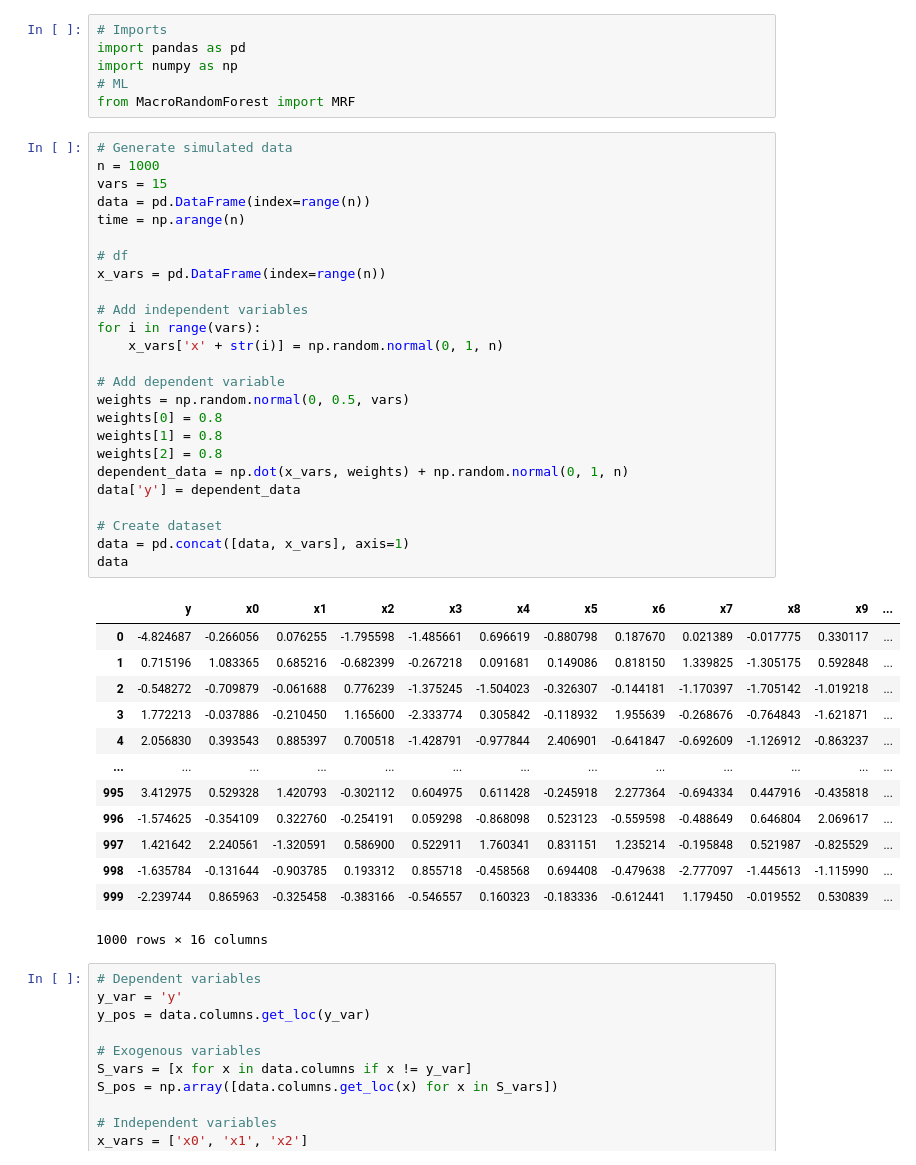
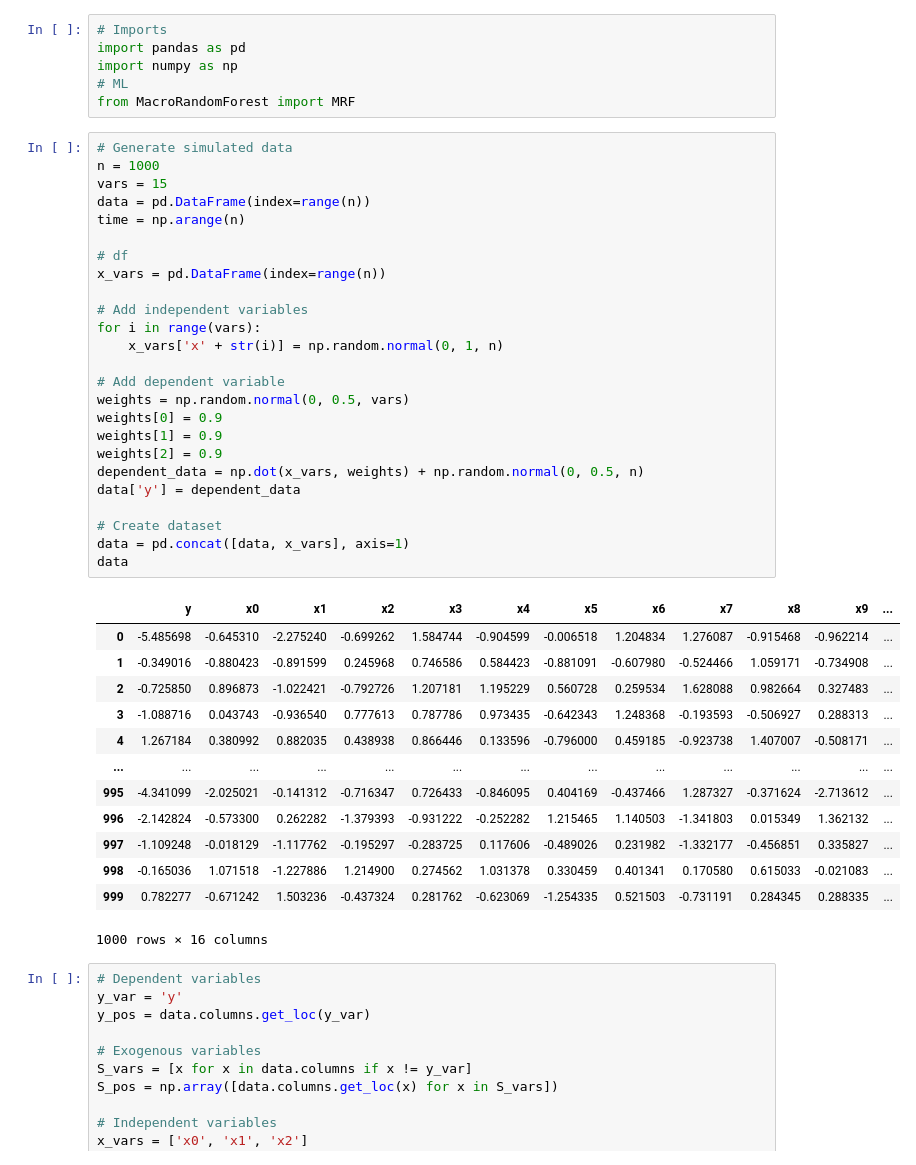
Before and after one commit to JawandS/macroeconvue, a Jupyter notebook: nowcasting/test.ipynb, the cells around one changed output. Saved outputs shown, nothing was run; the diff lists cells and outputs as text.

```diff
--- a/nowcasting/test.ipynb
+++ b/nowcasting/test.ipynb
@@ -7,41 +7,41 @@ from MacroRandomForest import MRF
 # %%
 # Generate simulated data
 n = 1000
 vars = 15
 data = pd.DataFrame(index=range(n))
 time = np.arange(n)
 
 # df
 x_vars = pd.DataFrame(index=range(n))
 
 # Add independent variables
 for i in range(vars):
     x_vars['x' + str(i)] = np.random.normal(0, 1, n)
 
 # Add dependent variable
 weights = np.random.normal(0, 0.5, vars)
-weights[0] = 0.8
-weights[1] = 0.8
-weights[2] = 0.8
-dependent_data = np.dot(x_vars, weights) + np.random.normal(0, 1, n)
+weights[0] = 0.9
+weights[1] = 0.9
+weights[2] = 0.9
+dependent_data = np.dot(x_vars, weights) + np.random.normal(0, 0.5, n)
 data['y'] = dependent_data
 
 # Create dataset
 data = pd.concat([data, x_vars], axis=1)
 data
 # %% [output]
 |  | y | x0 | x1 | x2 | x3 | x4 | x5 | x6 | x7 | x8 | x9 | ... |
-| 0 | -4.824687 | -0.266056 | 0.076255 | -1.795598 | -1.485661 | 0.696619 | -0.880798 | 0.187670 | 0.021389 | -0.017775 | 0.330117 | ... |
-| 1 | 0.715196 | 1.083365 | 0.685216 | -0.682399 | -0.267218 | 0.091681 | 0.149086 | 0.818150 | 1.339825 | -1.305175 | 0.592848 | ... |
-| 2 | -0.548272 | -0.709879 | -0.061688 | 0.776239 | -1.375245 | -1.504023 | -0.326307 | -0.144181 | -1.170397 | -1.705142 | -1.019218 | ... |
-| 3 | 1.772213 | -0.037886 | -0.210450 | 1.165600 | -2.333774 | 0.305842 | -0.118932 | 1.955639 | -0.268676 | -0.764843 | -1.621871 | ... |
-| 4 | 2.056830 | 0.393543 | 0.885397 | 0.700518 | -1.428791 | -0.977844 | 2.406901 | -0.641847 | -0.692609 | -1.126912 | -0.863237 | ... |
+| 0 | -5.485698 | -0.645310 | -2.275240 | -0.699262 | 1.584744 | -0.904599 | -0.006518 | 1.204834 | 1.276087 | -0.915468 | -0.962214 | ... |
+| 1 | -0.349016 | -0.880423 | -0.891599 | 0.245968 | 0.746586 | 0.584423 | -0.881091 | -0.607980 | -0.524466 | 1.059171 | -0.734908 | ... |
+| 2 | -0.725850 | 0.896873 | -1.022421 | -0.792726 | 1.207181 | 1.195229 | 0.560728 | 0.259534 | 1.628088 | 0.982664 | 0.327483 | ... |
+| 3 | -1.088716 | 0.043743 | -0.936540 | 0.777613 | 0.787786 | 0.973435 | -0.642343 | 1.248368 | -0.193593 | -0.506927 | 0.288313 | ... |
+| 4 | 1.267184 | 0.380992 | 0.882035 | 0.438938 | 0.866446 | 0.133596 | -0.796000 | 0.459185 | -0.923738 | 1.407007 | -0.508171 | ... |
 | ... | ... | ... | ... | ... | ... | ... | ... | ... | ... | ... | ... | ... |
-| 995 | 3.412975 | 0.529328 | 1.420793 | -0.302112 | 0.604975 | 0.611428 | -0.245918 | 2.277364 | -0.694334 | 0.447916 | -0.435818 | ... |
-| 996 | -1.574625 | -0.354109 | 0.322760 | -0.254191 | 0.059298 | -0.868098 | 0.523123 | -0.559598 | -0.488649 | 0.646804 | 2.069617 | ... |
-| 997 | 1.421642 | 2.240561 | -1.320591 | 0.586900 | 0.522911 | 1.760341 | 0.831151 | 1.235214 | -0.195848 | 0.521987 | -0.825529 | ... |
-| 998 | -1.635784 | -0.131644 | -0.903785 | 0.193312 | 0.855718 | -0.458568 | 0.694408 | -0.479638 | -2.777097 | -1.445613 | -1.115990 | ... |
-| 999 | -2.239744 | 0.865963 | -0.325458 | -0.383166 | -0.546557 | 0.160323 | -0.183336 | -0.612441 | 1.179450 | -0.019552 | 0.530839 | ... |
+| 995 | -4.341099 | -2.025021 | -0.141312 | -0.716347 | 0.726433 | -0.846095 | 0.404169 | -0.437466 | 1.287327 | -0.371624 | -2.713612 | ... |
+| 996 | -2.142824 | -0.573300 | 0.262282 | -1.379393 | -0.931222 | -0.252282 | 1.215465 | 1.140503 | -1.341803 | 0.015349 | 1.362132 | ... |
+| 997 | -1.109248 | -0.018129 | -1.117762 | -0.195297 | -0.283725 | 0.117606 | -0.489026 | 0.231982 | -1.332177 | -0.456851 | 0.335827 | ... |
+| 998 | -0.165036 | 1.071518 | -1.227886 | 1.214900 | 0.274562 | 1.031378 | 0.330459 | 0.401341 | 0.170580 | 0.615033 | -0.021083 | ... |
+| 999 | 0.782277 | -0.671242 | 1.503236 | -0.437324 | 0.281762 | -0.623069 | -1.254335 | 0.521503 | -0.731191 | 0.284345 | 0.288335 | ... |
 1000 rows × 16 columns
 # %%
 # Dependent variables
```
Also changed, not shown: parts of 4 cells of this notebook, 1 other file.
